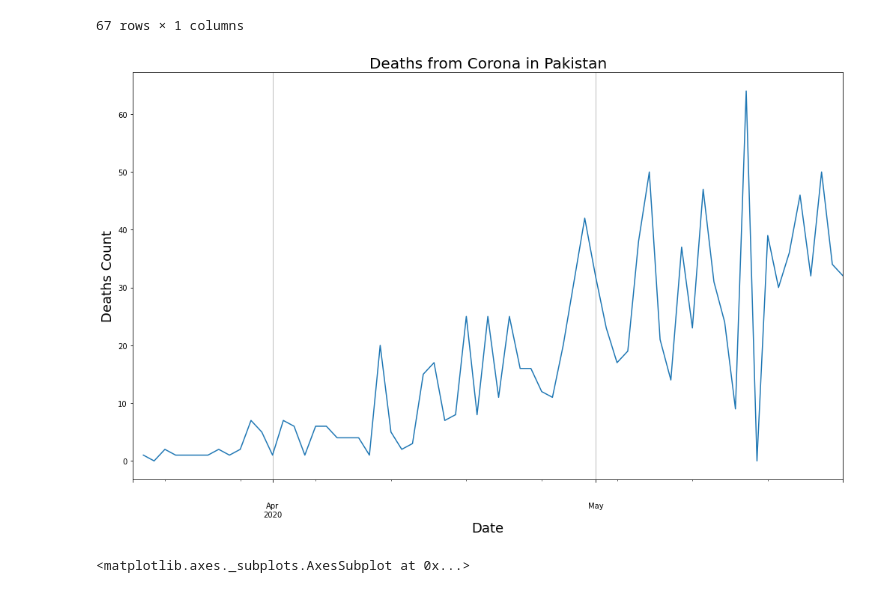
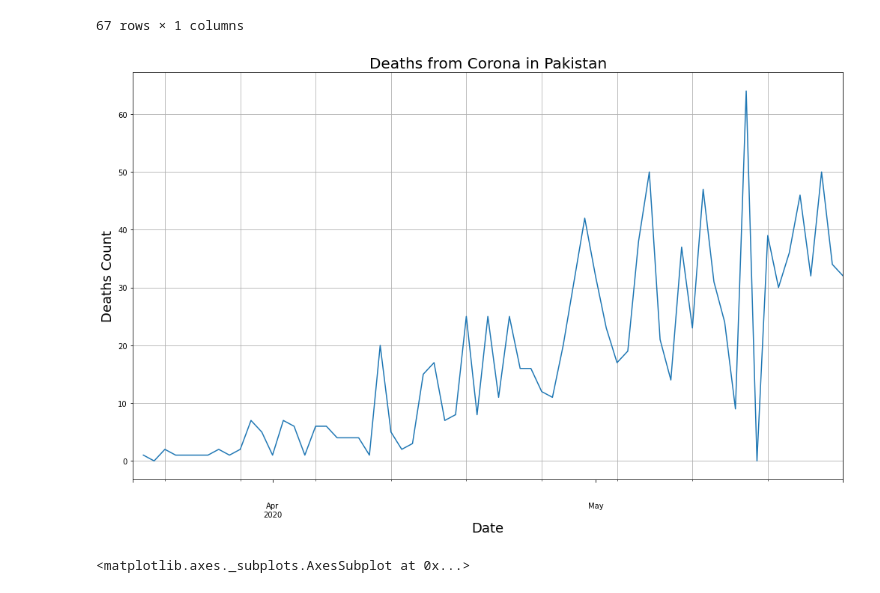
Before and after one commit to amirsaleem1990/Corona-Analysis, a Jupyter notebook: Corona Analysis.ipynb, the cells around one changed output. Saved outputs shown, nothing was run; the diff lists cells and outputs as text; code cells hidden in the pictures.

```diff
--- a/Corona Analysis.ipynb
+++ b/Corona Analysis.ipynb
@@ -27,17 +27,18 @@ df1
 # %%
 ax = df1.Cases.diff().plot(figsize=(17,10))
 # plt.grid(1)
 plt.title("Deaths from Corona in Pakistan", fontsize=20)
 plt.ylabel("Deaths Count", fontsize=18)
 plt.xlabel("Date", fontsize=18)
 
-
-xtick = pd.date_range( start=df1.index.min( ), end=df1.index.max( ), freq='W' )
-ax.set_xticks( xtick, minor=True )
+ax.set_xticks(
+    pd.date_range( start=df1.index.min( ), end=df1.index.max( ), freq='W' ),
+    minor=True
+)
 ax.grid('on', which='minor', axis='x' )
-ax.grid('off', which='major', axis='x' )
+ax.grid('on', which='major', axis='y' )
 # %% [output]
-[figure, old version]
+[figure, new version]
 # %%
 import pandas as pd
 import matplotlib.pyplot as plt
```
